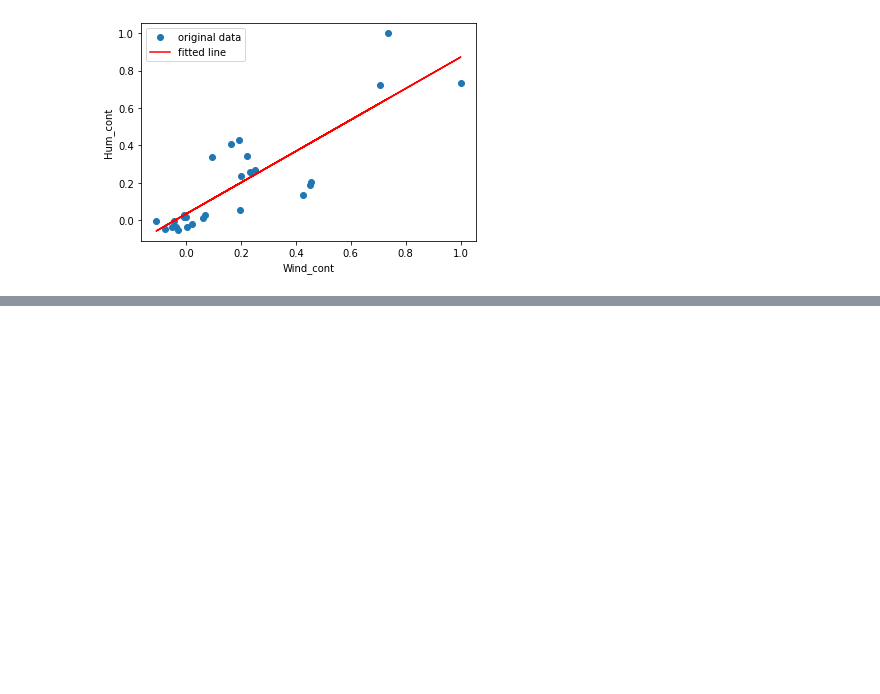
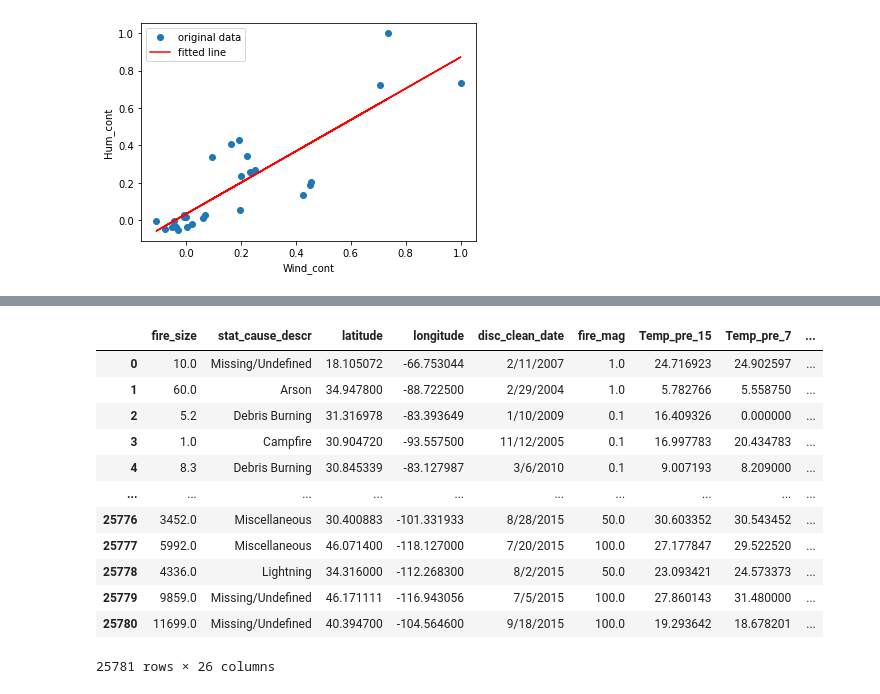
Before and after one commit to ConnorCallahan01/CSCI183FinalProject, a Jupyter notebook: FinalProject.ipynb, the cells around one changed output, grey strips where cells are left out. Cells and saved outputs as stored; diff of their text form; code cells hidden in the pictures; blank space fills up the shorter version.

Commit message:
Clean data further

```diff
--- a/FinalProject.ipynb
+++ b/FinalProject.ipynb
@@ -233,9 +202,10 @@ def printPlot(t_array):
 printPlot(temp_array)
 # Clean the data to only the columns that we want to observe
 for value in fire_df.columns:
-    if value not in temp_array and value != 'stat_cause_descr' and value != 'discovery_month':
+    if value not in temp_array and value != 'stat_cause_descr' and value != 'disc_clean_date':
         print(value)
         del fire_df[value]
+del fire_df['disc_pre_year']
 # %% [output]
 {'fire_size': [], 'latitude': [], 'longitude': ['remoteness'], 'disc_pre_year': [], 'dstation_m': [], 'wstation_wban': [], 'wstation_byear': [], 'wstation_eyear': [], 'Vegetation': [], 'fire_mag': [], ...
 [figure]
@@ -338,0 +372,21 @@ Slope =  0.8389237039364358 ; Intercept =  0.03365593816214488 ; Error =  0.1035
+# %%
+fire_df = pd.concat([fire_df, vegitation_desc_df], axis=1)
+# %%
+fire_df.drop(fire_df.loc[fire_df['Total']==0].index, inplace=True)
+fire_df.reset_index(drop=True, inplace=True)
+# %%
+fire_df
+# %% [output]
+|  | fire_size | stat_cause_descr | latitude | longitude | disc_clean_date | fire_mag | Temp_pre_15 | Temp_pre_7 | ... |
+| 0 | 10.0 | Missing/Undefined | 18.105072 | -66.753044 | 2/11/2007 | 1.0 | 24.716923 | 24.902597 | ... |
+| 1 | 60.0 | Arson | 34.947800 | -88.722500 | 2/29/2004 | 1.0 | 5.782766 | 5.558750 | ... |
+| 2 | 5.2 | Debris Burning | 31.316978 | -83.393649 | 1/10/2009 | 0.1 | 16.409326 | 0.000000 | ... |
+| 3 | 1.0 | Campfire | 30.904720 | -93.557500 | 11/12/2005 | 0.1 | 16.997783 | 20.434783 | ... |
+| 4 | 8.3 | Debris Burning | 30.845339 | -83.127987 | 3/6/2010 | 0.1 | 9.007193 | 8.209000 | ... |
+| ... | ... | ... | ... | ... | ... | ... | ... | ... | ... |
+| 25776 | 3452.0 | Miscellaneous | 30.400883 | -101.331933 | 8/28/2015 | 50.0 | 30.603352 | 30.543452 | ... |
+| 25777 | 5992.0 | Miscellaneous | 46.071400 | -118.127000 | 7/20/2015 | 100.0 | 27.177847 | 29.522520 | ... |
+| 25778 | 4336.0 | Lightning | 34.316000 | -112.268300 | 8/2/2015 | 50.0 | 23.093421 | 24.573373 | ... |
+| 25779 | 9859.0 | Missing/Undefined | 46.171111 | -116.943056 | 7/5/2015 | 100.0 | 27.860143 | 31.480000 | ... |
+| 25780 | 11699.0 | Missing/Undefined | 40.394700 | -104.564600 | 9/18/2015 | 100.0 | 19.293642 | 18.678201 | ... |
+25781 rows × 26 columns
```
Also changed, not shown: parts of 6 cells of this notebook.
